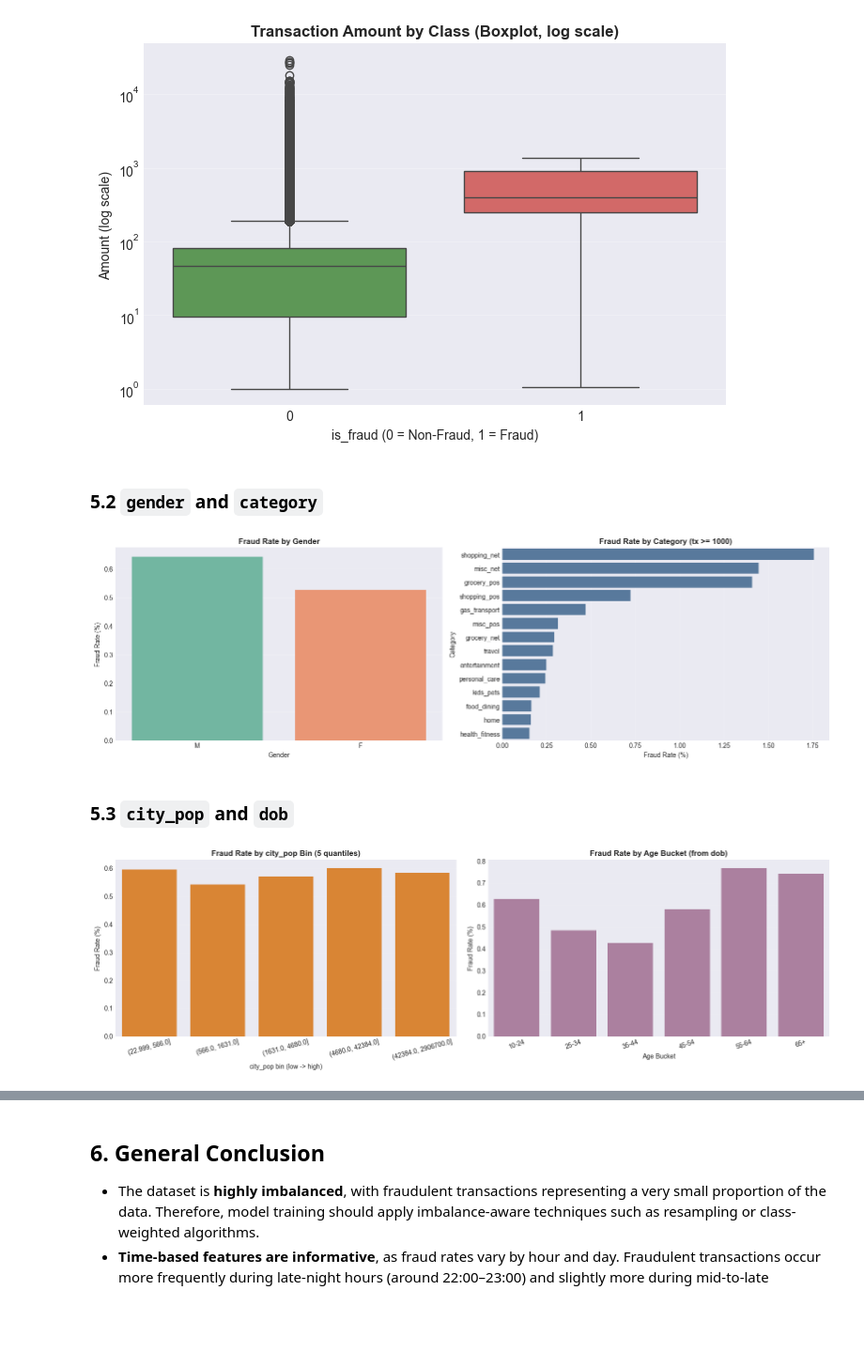
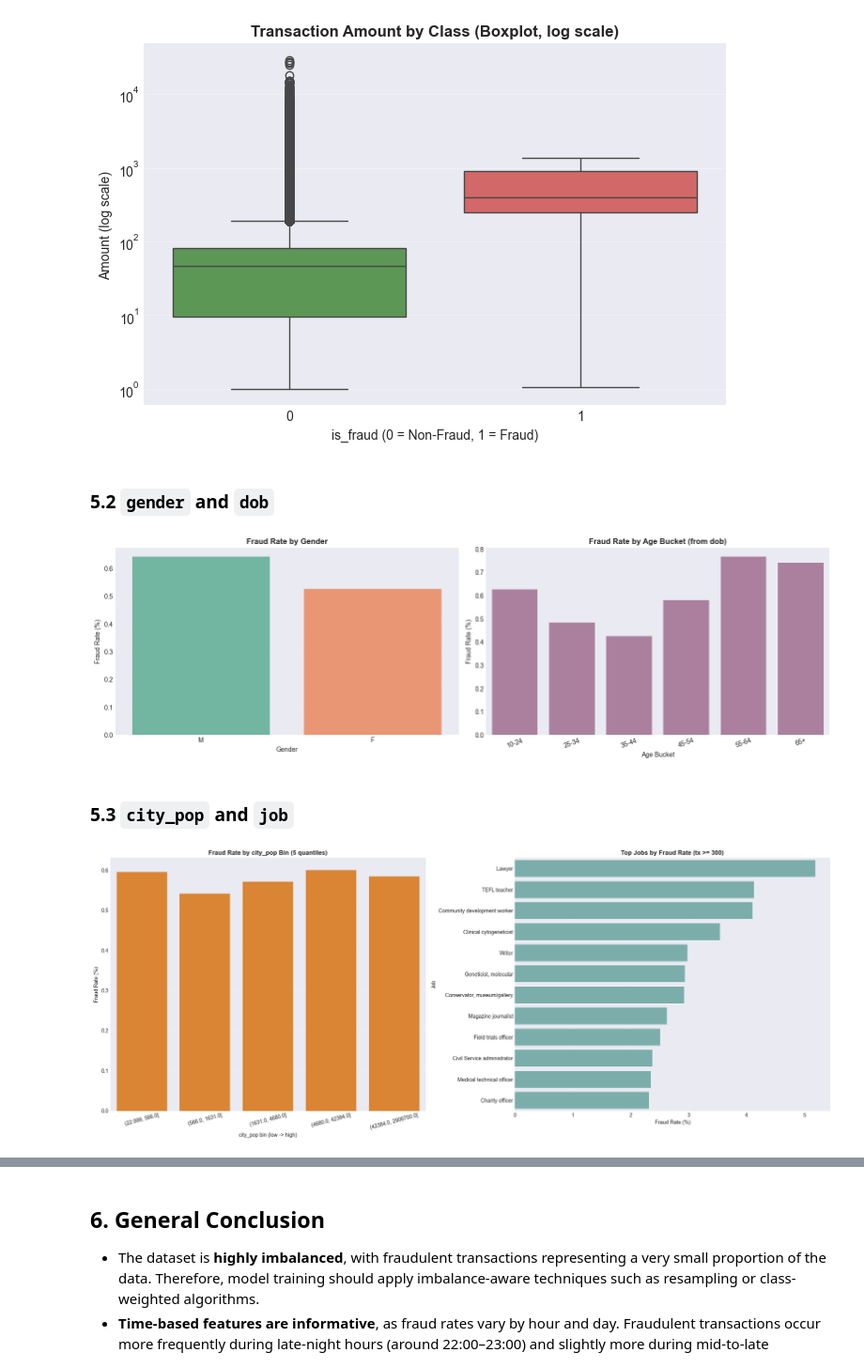
Before and after one commit to Dai-Nguyen1506/AI66A_group_1, a Jupyter notebook: notebooks/01_eda_exploration.ipynb, the cells around one changed output, grey strips where cells are left out. Shown at 94% size. Cells and saved outputs as stored; diff of their text form; code cells hidden in the pictures; blank space fills up the shorter version.

Commit message:
change the couple of features: gender and dob, city_pop and job, merchant and category

```diff
--- a/notebooks/01_eda_exploration.ipynb
+++ b/notebooks/01_eda_exploration.ipynb
@@ -611,18 +611,26 @@ plt.show()
 # %% [output]
 [figure]
 # %% [markdown]
-### 5.2 `gender` and `category`
+### 5.2 `gender` and `dob`
 # %%
-# Gender fraud rate
+# Gender and DOB analysis
 gender_rate = feature_df.groupby('gender')['is_fraud'].mean().mul(100).sort_values(ascending=False)
 
-# Category fraud rate (filter categories with enough transactions for stable comparison)
-cat_stats = (
-    feature_df.groupby('category')
-    .agg(tx_count=('is_fraud', 'size'), fraud_rate_pct=('is_fraud', lambda s: s.mean() * 100))
-    .reset_index()
-)
-cat_plot = cat_stats[cat_stats['tx_count'] >= 1000].sort_values('fraud_rate_pct', ascending=False)
+dob_df = feature_df[['dob', 'is_fraud']].copy()
+dob_df['trans_date'] = pd.to_datetime(train['trans_date_trans_time'], errors='coerce')
+dob_df['dob_dt'] = pd.to_datetime(dob_df['dob'], errors='coerce')
+age_years = (dob_df['trans_date'] - dob_df['dob_dt']).dt.days / 365.25
+dob_df['age_years'] = age_years.where((age_years >= 10) & (age_years <= 100))
+age_bins = [10, 25, 35, 45, 55, 65, 100]
+age_labels = ['10-24', '25-34', '35-44', '45-54', '55-64', '65+']
+dob_df['age_bucket'] = pd.cut(dob_df['age_years'], bins=age_bins, labels=age_labels, right=False)
+age_rate = (
+    dob_df.groupby('age_bucket', observed=True)['is_fraud']
+    .mean()
+    .mul(100)
+    .reindex(age_labels)
+    .fillna(0)
+ )
 
 fig, axes = plt.subplots(1, 2, figsize=(16, 5))
 
@@ -632,62 +640,62 @@ axes[0].set_xlabel('Gender')
 axes[0].set_ylabel('Fraud Rate (%)')
 axes[0].grid(axis='y', alpha=0.25)
 
-sns.barplot(data=cat_plot, y='category', x='fraud_rate_pct', ax=axes[1], color='#4c78a8')
-axes[1].set_title('Fraud Rate by Category (tx >= 1000)', fontweight='bold')
-axes[1].set_xlabel('Fraud Rate (%)')
-axes[1].set_ylabel('Category')
-axes[1].grid(axis='x', alpha=0.25)
+sns.barplot(x=age_rate.index.astype(str), y=age_rate.values, ax=axes[1], color='#b279a2')
+axes[1].set_title('Fraud Rate by Age Bucket (from dob)', fontweight='bold')
+axes[1].set_xlabel('Age Bucket')
+axes[1].set_ylabel('Fraud Rate (%)')
+axes[1].tick_params(axis='x', rotation=20)
+axes[1].grid(axis='y', alpha=0.25)
 
 plt.tight_layout()
 plt.show()
 # %% [output]
-[figure, old version]
+[figure, new version]
 # %% [markdown]
-### 5.3 `city_pop` and `dob`
+### 5.3 `city_pop` and `job`
 # %%
-# Bin city_pop into quantiles, then compare fraud rate
+# city_pop and job analysis
 city_df = feature_df[['city_pop', 'is_fraud']].copy()
 city_df['city_pop'] = pd.to_numeric(city_df['city_pop'], errors='coerce')
 city_df = city_df.dropna(subset=['city_pop'])
 
 city_df['city_pop_bin'] = pd.qcut(city_df['city_pop'], q=5, duplicates='drop')
 city_plot = (
     city_df.groupby('city_pop_bin', observed=True)['is_fraud']
     .mean()
     .mul(100)
     .reset_index(name='fraud_rate_pct')
 )
 city_plot['bin_label'] = city_plot['city_pop_bin'].astype(str)
 
-# DOB -> age features
-dob_df = feature_df[['dob', 'is_fraud']].copy()
-dob_df['trans_date'] = pd.to_datetime(train['trans_date_trans_time'], errors='coerce')
-dob_df['dob_dt'] = pd.to_datetime(dob_df['dob'], errors='coerce')
-age_years = (dob_df['trans_date'] - dob_df['dob_dt']).dt.days / 365.25
-dob_df['age_years'] = age_years.where((age_years >= 10) & (age_years <= 100))
-age_bins = [10, 25, 35, 45, 55, 65, 100]
-age_labels = ['10-24', '25-34', '35-44', '45-54', '55-64', '65+']
-dob_df['age_bucket'] = pd.cut(dob_df['age_years'], bins=age_bins, labels=age_labels, right=False)
+def top_group_fraud_rate(data, col, min_tx=300, top_n=12):
+    temp = (
+        data.groupby(col)
+        .agg(tx_count=('is_fraud', 'size'), fraud_rate_pct=('is_fraud', lambda s: s.mean() * 100))
+        .reset_index()
+    )
+    temp = temp[temp['tx_count'] >= min_tx]
+    return temp.sort_values('fraud_rate_pct', ascending=False).head(top_n)
 
-fig, axes = plt.subplots(1, 2, figsize=(16, 5))
+job_plot = top_group_fraud_rate(feature_df, 'job', min_tx=300, top_n=12)
+
+fig, axes = plt.subplots(1, 2, figsize=(20, 8))
 
 sns.barplot(data=city_plot, x='bin_label', y='fraud_rate_pct', color='#f58518', ax=axes[0])
 axes[0].set_title('Fraud Rate by city_pop Bin (5 quantiles)', fontweight='bold')
 axes[0].set_xlabel('city_pop bin (low -> high)')
 axes[0].set_ylabel('Fraud Rate (%)')
 axes[0].tick_params(axis='x', rotation=15)
 axes[0].grid(axis='y', alpha=0.25)
 
-age_rate = dob_df.groupby('age_bucket', observed=True)['is_fraud'].mean().mul(100)
-sns.barplot(x=age_rate.index.astype(str), y=age_rate.values, ax=axes[1], color='#b279a2')
-axes[1].set_title('Fraud Rate by Age Bucket (from dob)', fontweight='bold')
-axes[1].set_xlabel('Age Bucket')
-axes[1].set_ylabel('Fraud Rate (%)')
-axes[1].tick_params(axis='x', rotation=20)
-axes[1].grid(axis='y', alpha=0.25)
+sns.barplot(data=job_plot, y='job', x='fraud_rate_pct', ax=axes[1], color='#72b7b2')
+axes[1].set_title('Top Jobs by Fraud Rate (tx >= 300)', fontweight='bold')
+axes[1].set_xlabel('Fraud Rate (%)')
+axes[1].set_ylabel('Job')
+axes[1].grid(axis='x', alpha=0.25)
 
 plt.tight_layout()
 plt.show()
 # %% [output]
-[figure, old version]
+[figure, new version]
 # %% [markdown]
```
Also changed, not shown: parts of 3 cells of this notebook.
